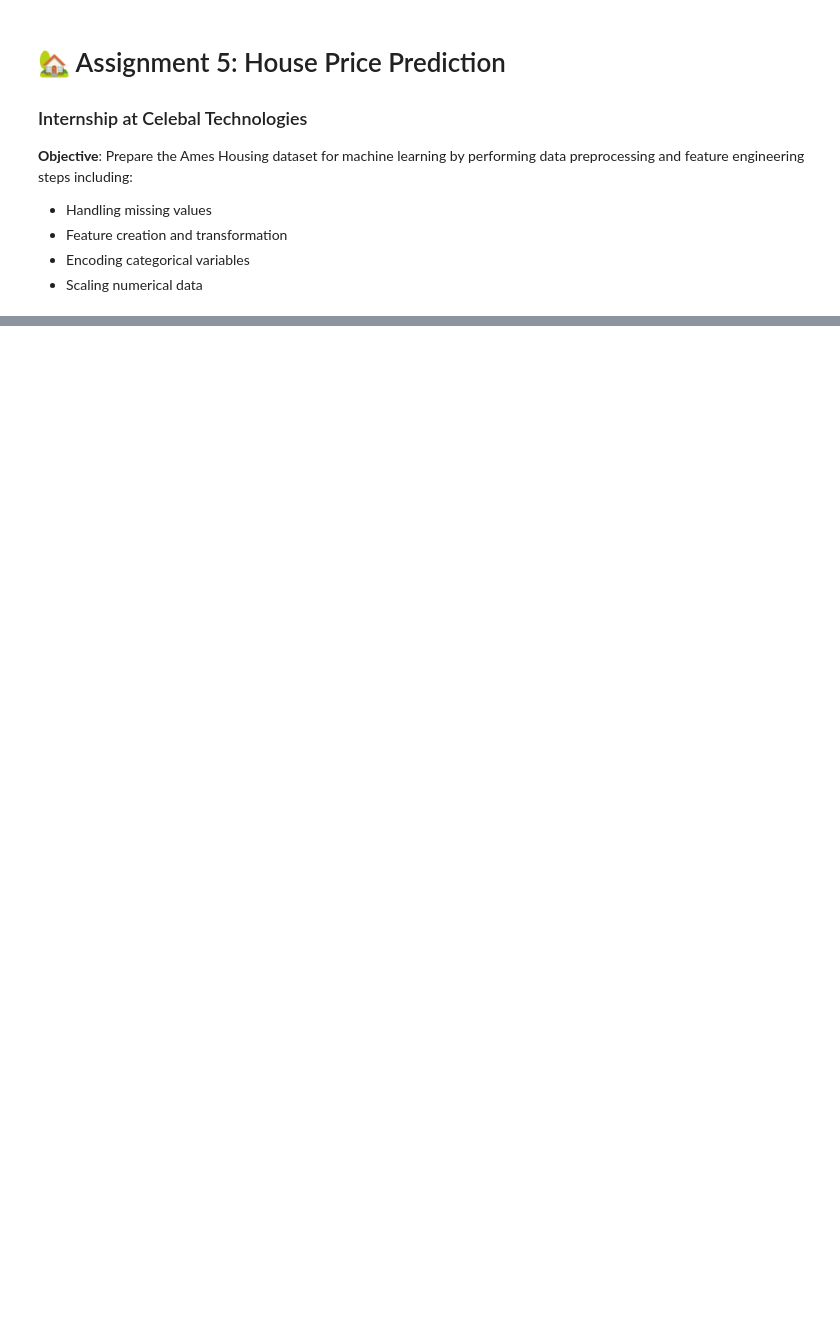
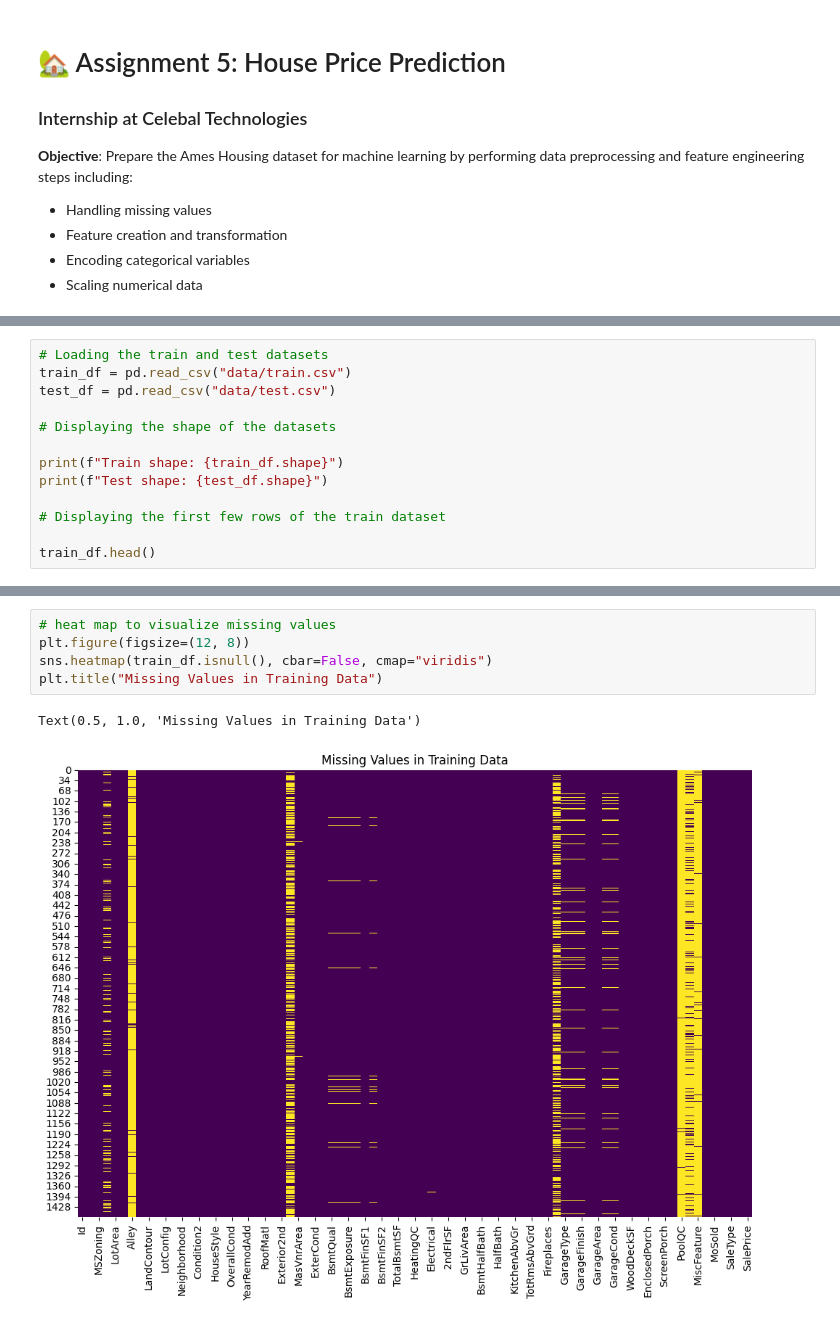
Before and after one commit to devsingh-04/celebal-assignment, a Jupyter notebook: assignment-5/house_price_prediction.ipynb, the cells around one changed output, grey strips where cells are left out. Cells and saved outputs as stored; diff of their text form; blank space fills up the shorter version.

```diff
--- a/assignment-5/house_price_prediction.ipynb
+++ b/assignment-5/house_price_prediction.ipynb
@@ -43,0 +38,13 @@ ModuleNotFoundError: No module named 'pandas'
+# %%
+# Loading the train and test datasets
+train_df = pd.read_csv("data/train.csv")
+test_df = pd.read_csv("data/test.csv")
+
+# Displaying the shape of the datasets
+
+print(f"Train shape: {train_df.shape}")
+print(f"Test shape: {test_df.shape}")
+
+# Displaying the first few rows of the train dataset
+
+train_df.head()
@@ -43,0 +105,8 @@ ModuleNotFoundError: No module named 'pandas'
+# %%
+# heat map to visualize missing values
+plt.figure(figsize=(12, 8))
+sns.heatmap(train_df.isnull(), cbar=False, cmap="viridis")
+plt.title("Missing Values in Training Data")
+# %% [output]
+Text(0.5, 1.0, 'Missing Values in Training Data')
+[figure, added]
```
Also changed, not shown: parts of 42 cells of this notebook, 55 other files.
